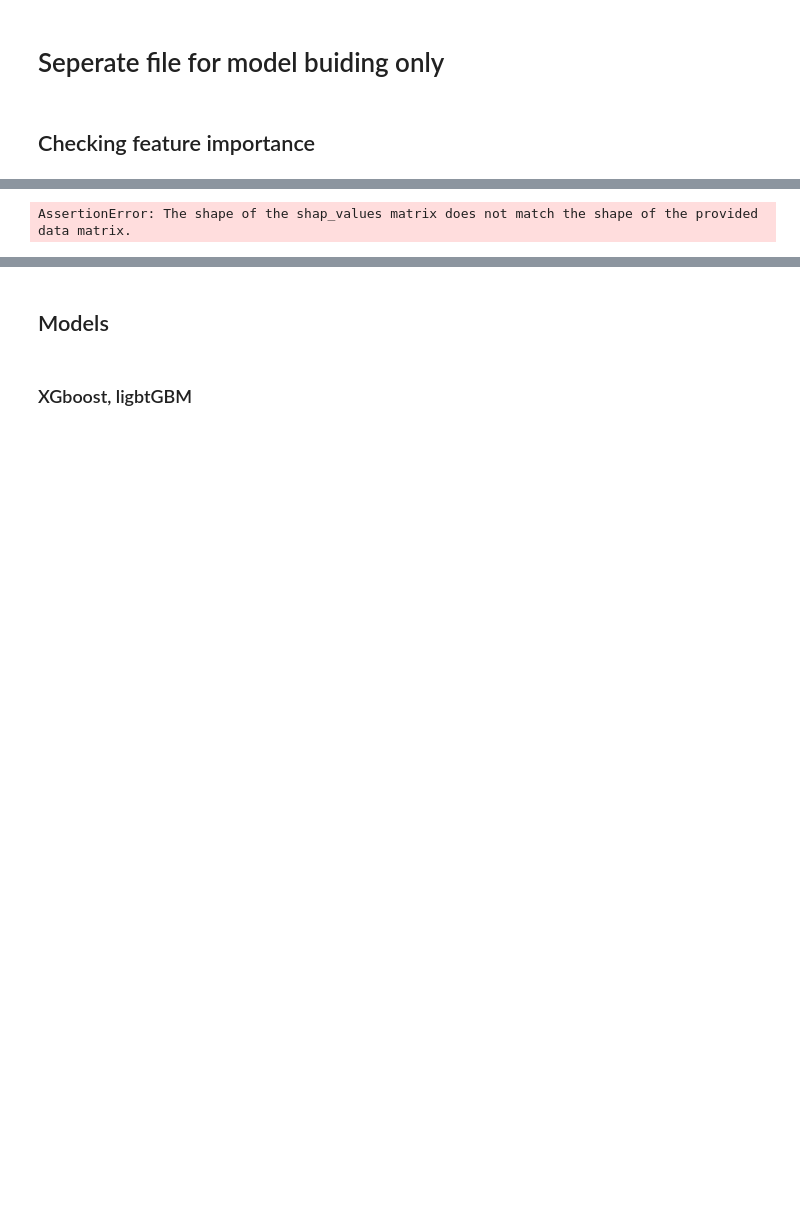
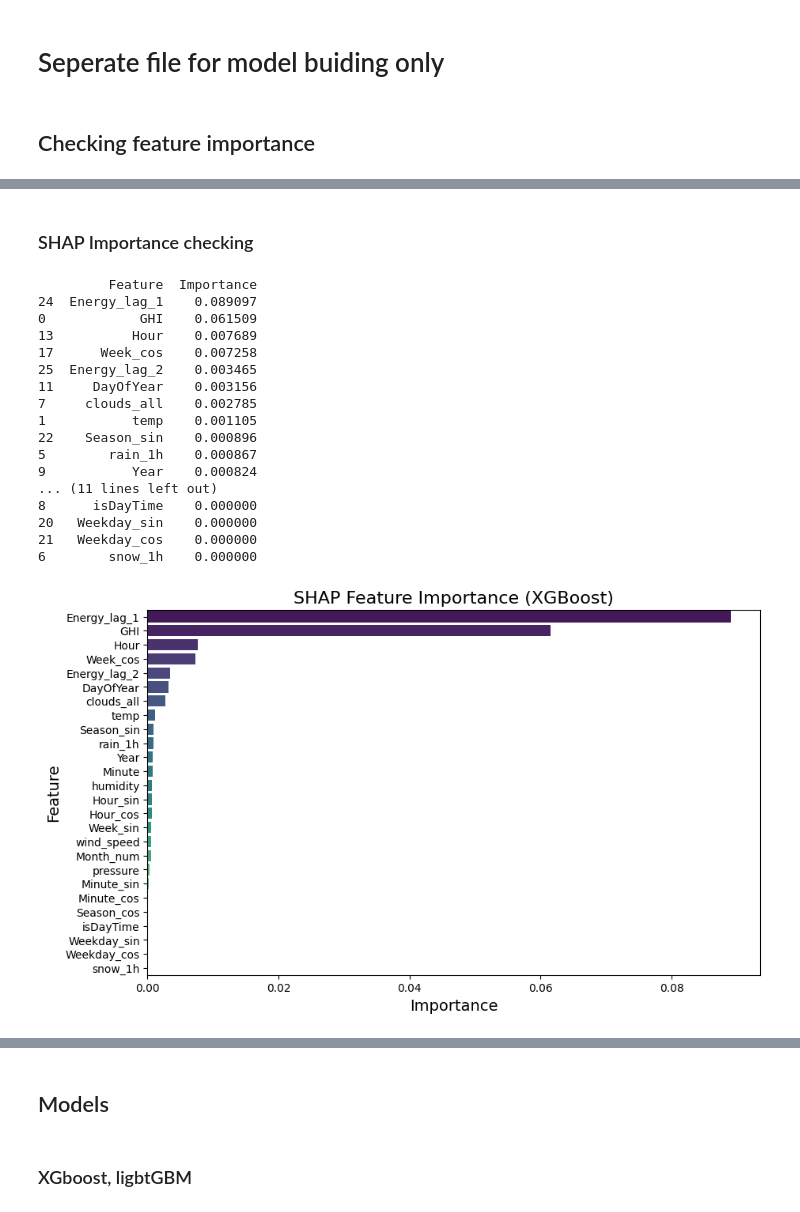
Before and after one commit to chenming7777/greenlight, a Jupyter notebook: solar_preprocessing/solar_model.ipynb, the cells around one changed output, grey strips where cells are left out. Cells and saved outputs as stored; diff of their text form; code cells hidden in the pictures; blank space fills up the shorter version.

```diff
--- a/solar_preprocessing/solar_model.ipynb
+++ b/solar_preprocessing/solar_model.ipynb
@@ -162,18 +118,0 @@ shap.summary_plot(shap_values_xgb, X_test)
-# %%
-import shap
-import numpy as np
-import tensorflow as tf
-
-# Ensure input is a NumPy array (float32 format)
-X_test_lstm = np.array(X_test_lstm, dtype=np.float32)
-
-# Use SHAP GradientExplainer instead of DeepExplainer
-explainer_lstm = shap.GradientExplainer(lstm_model, X_train_lstm)
-
-# Compute SHAP values correctly
-shap_values_lstm = explainer_lstm.shap_values(X_test_lstm)
-
-# Summary Plot
-shap.summary_plot(shap_values_lstm[0], X_test_lstm)  # Use [0] for first output if multi-output
-# %% [output]
-AssertionError: The shape of the shap_values matrix does not match the shape of the provided data matrix.
@@ -194,0 +119,60 @@ plt.show()
+# %% [markdown]
+### SHAP Importance checking
+# %%
+import pandas as pd
+import numpy as np
+import matplotlib.pyplot as plt
+import seaborn as sns
+import shap
+from xgboost import XGBRegressor
+
+# 1️⃣ Train the XGBoost Model
+model = XGBRegressor(n_estimators=200, learning_rate=0.05, max_depth=6, random_state=42)
+model.fit(X_train, y_train)
+
+# 2️⃣ Compute SHAP Values
+explainer = shap.Explainer(model, X_train)
+shap_values = explainer(X_train)
+
+# 3️⃣ Compute Mean Absolute SHAP Value for Each Feature
+feature_importance = pd.DataFrame({
+    "Feature": X_train.columns,
+    "Importance": np.abs(shap_values.values).mean(axis=0)  # Taking mean absolute SHAP values
+}).sort_values(by="Importance", ascending=False)
+
+# 4️⃣ Display Important Features
+print(feature_importance)
+
+# 5️⃣ Visualize SHAP Feature Importance
+plt.figure(figsize=(10, 6))
+sns.barplot(x="Importance", y="Feature", data=feature_importance, palette="viridis")
+plt.title("SHAP Feature Importance (XGBoost)", fontsize=16)
+plt.xlabel("Importance", fontsize=14)
+plt.ylabel("Feature", fontsize=14)
+plt.show()
+
+# 6️⃣ Compute and Visualize Correlation Matrix
+plt.figure(figsize=(12, 8))
+corr_matrix = X_train.corr()  # Compute correlation matrix
+sns.heatmap(corr_matrix, annot=True, fmt=".2f", cmap="coolwarm", vmin=-1, vmax=1, linewidths=0.5)
+plt.title("Feature Correlation Matrix", fontsize=16)
+plt.show()
+# %% [output]
+         Feature  Importance
+24  Energy_lag_1    0.089097
+0            GHI    0.061509
+13          Hour    0.007689
+17      Week_cos    0.007258
+25  Energy_lag_2    0.003465
+11     DayOfYear    0.003156
+7     clouds_all    0.002785
+1           temp    0.001105
+22    Season_sin    0.000896
+5        rain_1h    0.000867
+9           Year    0.000824
+... (11 lines left out)
+8      isDayTime    0.000000
+20   Weekday_sin    0.000000
+21   Weekday_cos    0.000000
+6        snow_1h    0.000000
+[figure, added]
```
Also changed, not shown: parts of 18 cells of this notebook.
